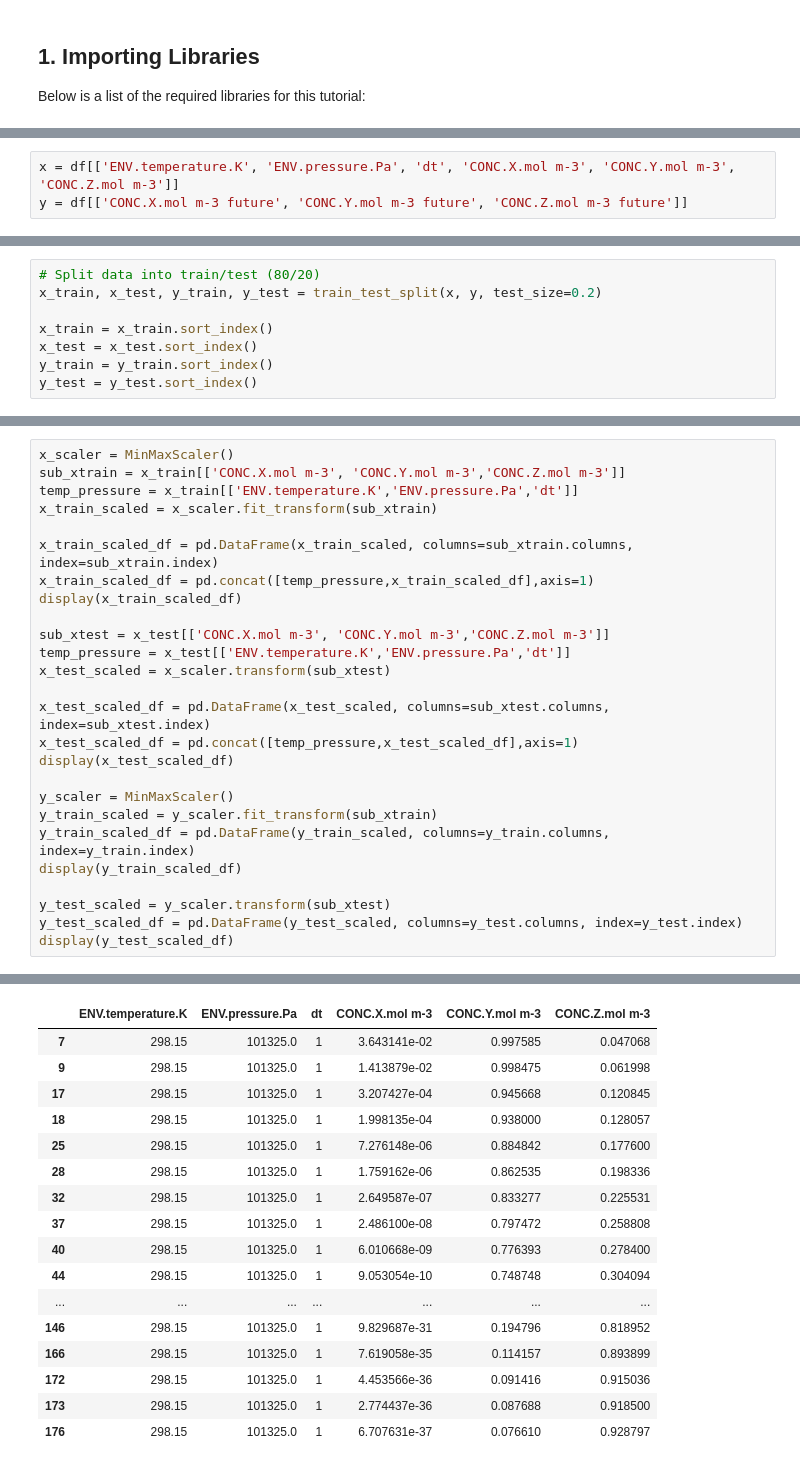
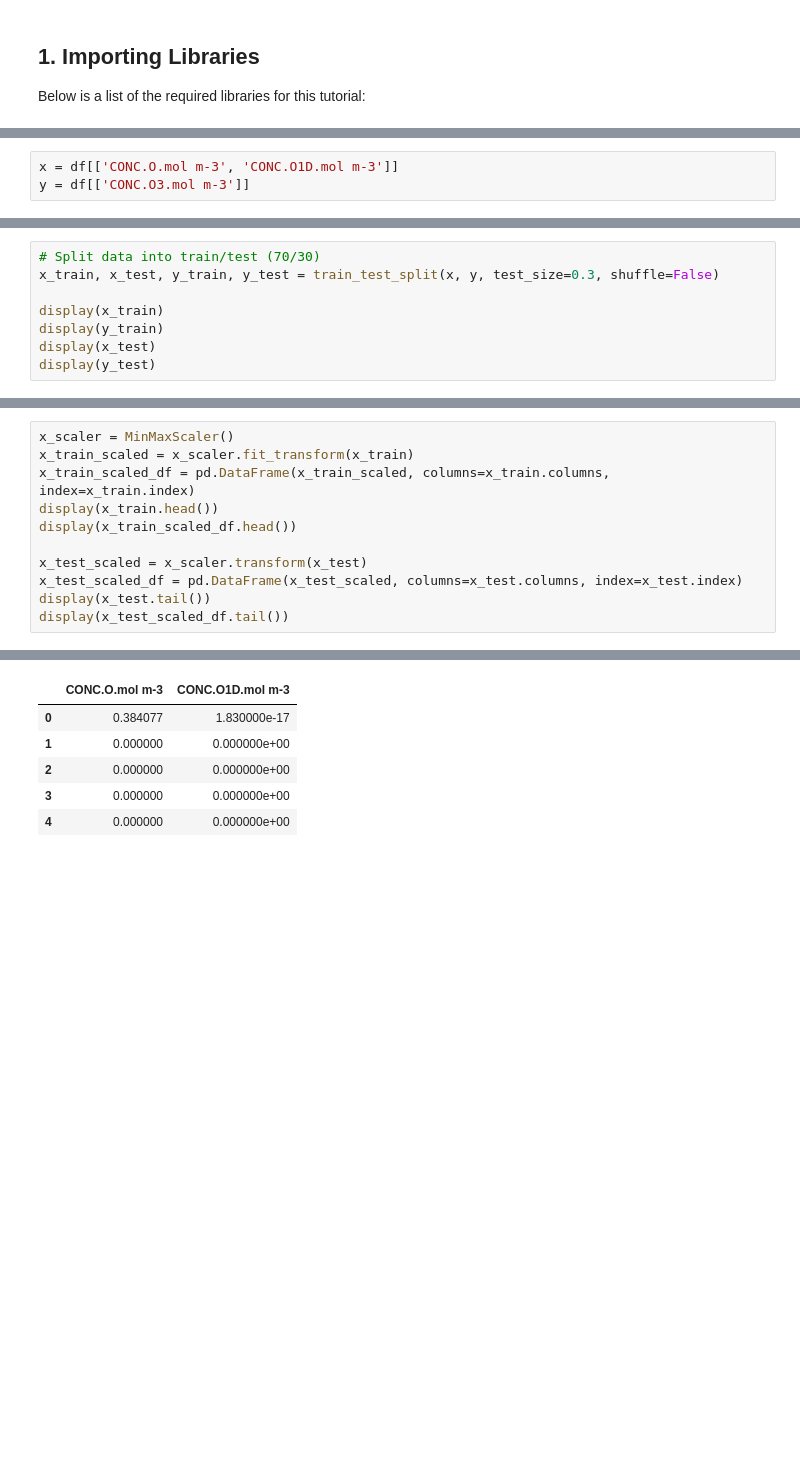
Before and after one commit to NCAR/music-box, a Jupyter notebook: tutorials/4. machine_learning.ipynb, the cells around one changed output, grey strips where cells are left out. Drawn from its saved outputs; the diff is of its cells as text; blank space fills up the shorter version.

```diff
--- a/tutorials/4. machine_learning.ipynb
+++ b/tutorials/4. machine_learning.ipynb
@@ -110,4 +54,4 @@ The dependent variables are each of the species' concentrations at the desired f
 # %%
-x = df[['ENV.temperature.K', 'ENV.pressure.Pa', 'dt', 'CONC.X.mol m-3', 'CONC.Y.mol m-3', 'CONC.Z.mol m-3']]
-y = df[['CONC.X.mol m-3 future', 'CONC.Y.mol m-3 future', 'CONC.Z.mol m-3 future']]
+x = df[['CONC.O.mol m-3', 'CONC.O1D.mol m-3']]
+y = df[['CONC.O3.mol m-3']]
 # %% [markdown]
@@ -122,8 +68,8 @@ Once the data is split, it is all sorted by index in order to make plotting the
 # %%
-# Split data into train/test (80/20)
-x_train, x_test, y_train, y_test = train_test_split(x, y, test_size=0.2)
+# Split data into train/test (70/30)
+x_train, x_test, y_train, y_test = train_test_split(x, y, test_size=0.3, shuffle=False)
 
-x_train = x_train.sort_index()
-x_test = x_test.sort_index()
-y_train = y_train.sort_index()
-y_test = y_test.sort_index()
+display(x_train)
+display(y_train)
+display(x_test)
+display(y_test)
@@ -140,27 +138,12 @@ The four scaled DataFrames are then displayed so that you can see what the norma
 # %%
 x_scaler = MinMaxScaler()
-sub_xtrain = x_train[['CONC.X.mol m-3', 'CONC.Y.mol m-3','CONC.Z.mol m-3']]
-temp_pressure = x_train[['ENV.temperature.K','ENV.pressure.Pa','dt']]
-x_train_scaled = x_scaler.fit_transform(sub_xtrain)
+x_train_scaled = x_scaler.fit_transform(x_train)
+x_train_scaled_df = pd.DataFrame(x_train_scaled, columns=x_train.columns, index=x_train.index)
+display(x_train.head())
+display(x_train_scaled_df.head())
 
-x_train_scaled_df = pd.DataFrame(x_train_scaled, columns=sub_xtrain.columns, index=sub_xtrain.index)
-x_train_scaled_df = pd.concat([temp_pressure,x_train_scaled_df],axis=1)
-display(x_train_scaled_df)
-
-sub_xtest = x_test[['CONC.X.mol m-3', 'CONC.Y.mol m-3','CONC.Z.mol m-3']]
-temp_pressure = x_test[['ENV.temperature.K','ENV.pressure.Pa','dt']]
-x_test_scaled = x_scaler.transform(sub_xtest)
-
-x_test_scaled_df = pd.DataFrame(x_test_scaled, columns=sub_xtest.columns, index=sub_xtest.index)
-x_test_scaled_df = pd.concat([temp_pressure,x_test_scaled_df],axis=1)
-display(x_test_scaled_df)
-
-y_scaler = MinMaxScaler()
-y_train_scaled = y_scaler.fit_transform(sub_xtrain)
-y_train_scaled_df = pd.DataFrame(y_train_scaled, columns=y_train.columns, index=y_train.index)
-display(y_train_scaled_df)
-
-y_test_scaled = y_scaler.transform(sub_xtest)
-y_test_scaled_df = pd.DataFrame(y_test_scaled, columns=y_test.columns, index=y_test.index)
-display(y_test_scaled_df)
+x_test_scaled = x_scaler.transform(x_test)
+x_test_scaled_df = pd.DataFrame(x_test_scaled, columns=x_test.columns, index=x_test.index)
+display(x_test.tail())
+display(x_test_scaled_df.tail())
 # %% [output]
@@ -180,17 +156,6 @@ display(y_test_scaled_df)
-|  | ENV.temperature.K | ENV.pressure.Pa | dt | CONC.X.mol m-3 | CONC.Y.mol m-3 | CONC.Z.mol m-3 |
-| 7 | 298.15 | 101325.0 | 1 | 3.643141e-02 | 0.997585 | 0.047068 |
-| 9 | 298.15 | 101325.0 | 1 | 1.413879e-02 | 0.998475 | 0.061998 |
-| 17 | 298.15 | 101325.0 | 1 | 3.207427e-04 | 0.945668 | 0.120845 |
-| 18 | 298.15 | 101325.0 | 1 | 1.998135e-04 | 0.938000 | 0.128057 |
-| 25 | 298.15 | 101325.0 | 1 | 7.276148e-06 | 0.884842 | 0.177600 |
-| 28 | 298.15 | 101325.0 | 1 | 1.759162e-06 | 0.862535 | 0.198336 |
-| 32 | 298.15 | 101325.0 | 1 | 2.649587e-07 | 0.833277 | 0.225531 |
-| 37 | 298.15 | 101325.0 | 1 | 2.486100e-08 | 0.797472 | 0.258808 |
-| 40 | 298.15 | 101325.0 | 1 | 6.010668e-09 | 0.776393 | 0.278400 |
-| 44 | 298.15 | 101325.0 | 1 | 9.053054e-10 | 0.748748 | 0.304094 |
-| ... | ... | ... | ... | ... | ... | ... |
-| 146 | 298.15 | 101325.0 | 1 | 9.829687e-31 | 0.194796 | 0.818952 |
-| 166 | 298.15 | 101325.0 | 1 | 7.619058e-35 | 0.114157 | 0.893899 |
-| 172 | 298.15 | 101325.0 | 1 | 4.453566e-36 | 0.091416 | 0.915036 |
-| 173 | 298.15 | 101325.0 | 1 | 2.774437e-36 | 0.087688 | 0.918500 |
-| 176 | 298.15 | 101325.0 | 1 | 6.707631e-37 | 0.076610 | 0.928797 |
+|  | CONC.O.mol m-3 | CONC.O1D.mol m-3 |
+| 0 | 0.384077 | 1.830000e-17 |
+| 1 | 0.000000 | 0.000000e+00 |
+| 2 | 0.000000 | 0.000000e+00 |
+| 3 | 0.000000 | 0.000000e+00 |
+| 4 | 0.000000 | 0.000000e+00 |
```
Also changed, not shown: parts of 24 cells of this notebook.
